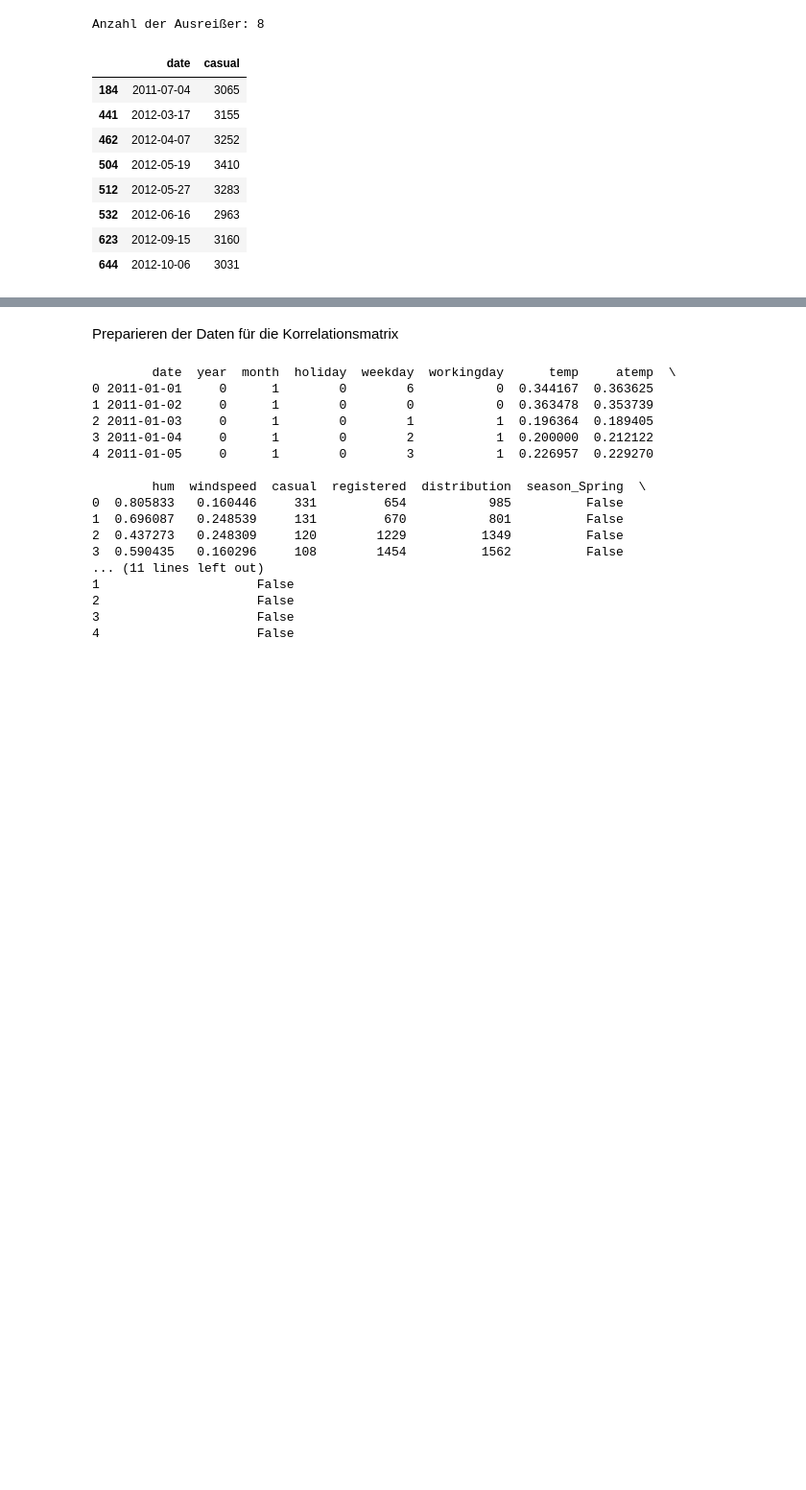
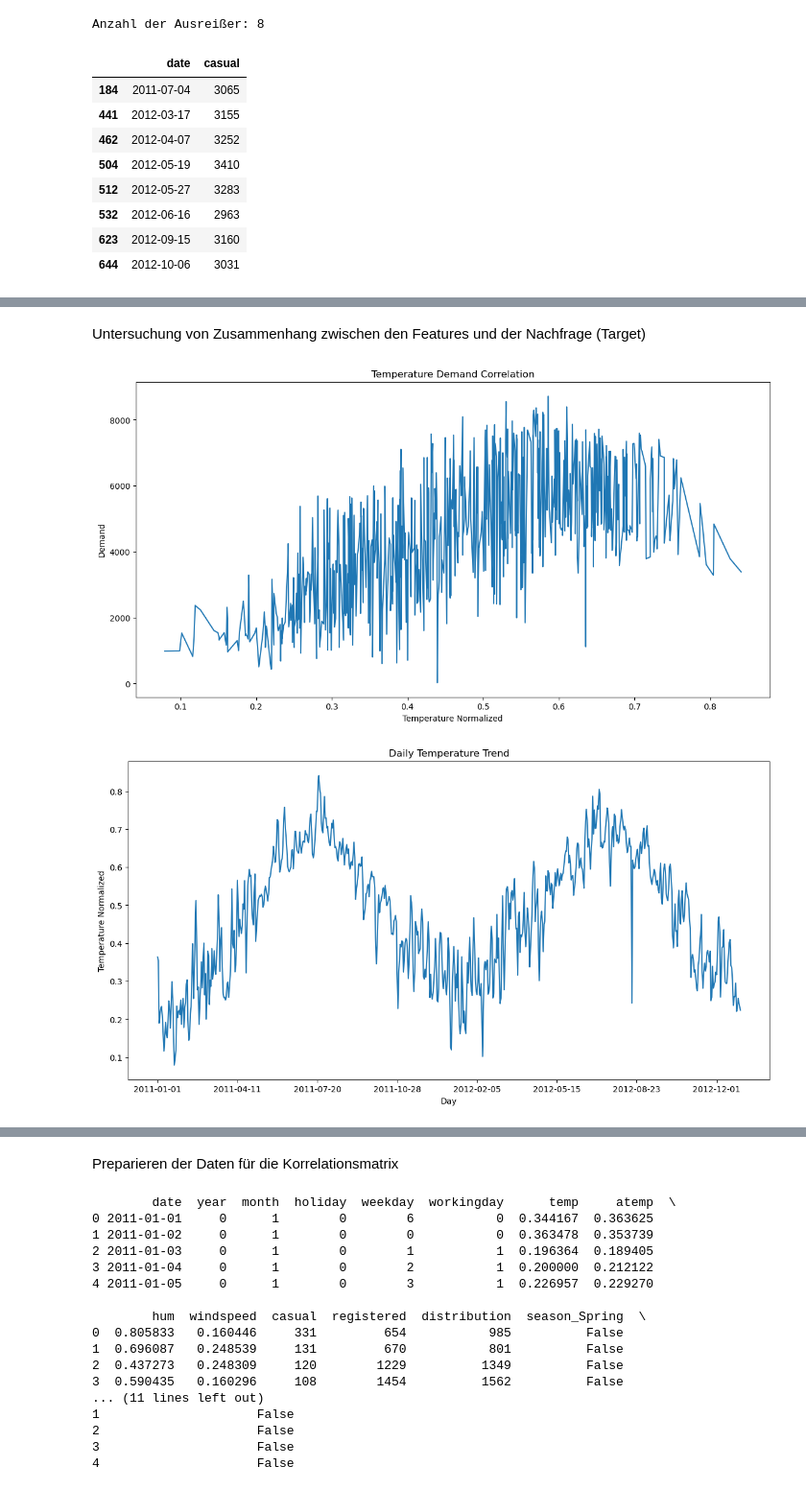
Before and after one commit to philhap/DS-Projektarbeit-Philipp-Heppler-Bike-Sharing, a Jupyter notebook: Digethic_Projektarbeit24_DS.ipynb, the cells around one changed output, grey strips where cells are left out. Shown at 96% size. Drawn from its saved outputs; the diff is of its cells as text; code cells hidden in the pictures; blank space fills up the shorter version.

```diff
--- a/Digethic_Projektarbeit24_DS.ipynb
+++ b/Digethic_Projektarbeit24_DS.ipynb
@@ -213 +222,22 @@ plt.show()
+# %% [markdown]
+Untersuchung von Zusammenhang zwischen den Features und der Nachfrage (Target)
+# %%
+# Zusammenhang zwischen Temperatur und Distribution
+plt.figure(figsize=(14, 7))
+df.groupby('atemp')['distribution'].mean().plot()
+plt.title('Temperature Demand Correlation')
+plt.xlabel('Temperature Normalized')
+plt.ylabel('Demand')
+plt.show()
+
+# Temperaturtrend über die Zeit
+plt.figure(figsize=(14, 7))
+df.groupby('date')['atemp'].mean().plot()
+plt.title('Daily Temperature Trend')
+plt.xlabel('Day')
+plt.ylabel('Temperature Normalized')
+plt.show()
+# %% [output]
+[figure, added]
+[figure, added]
 # %%
```
Also changed, not shown: parts of 48 cells of this notebook.
